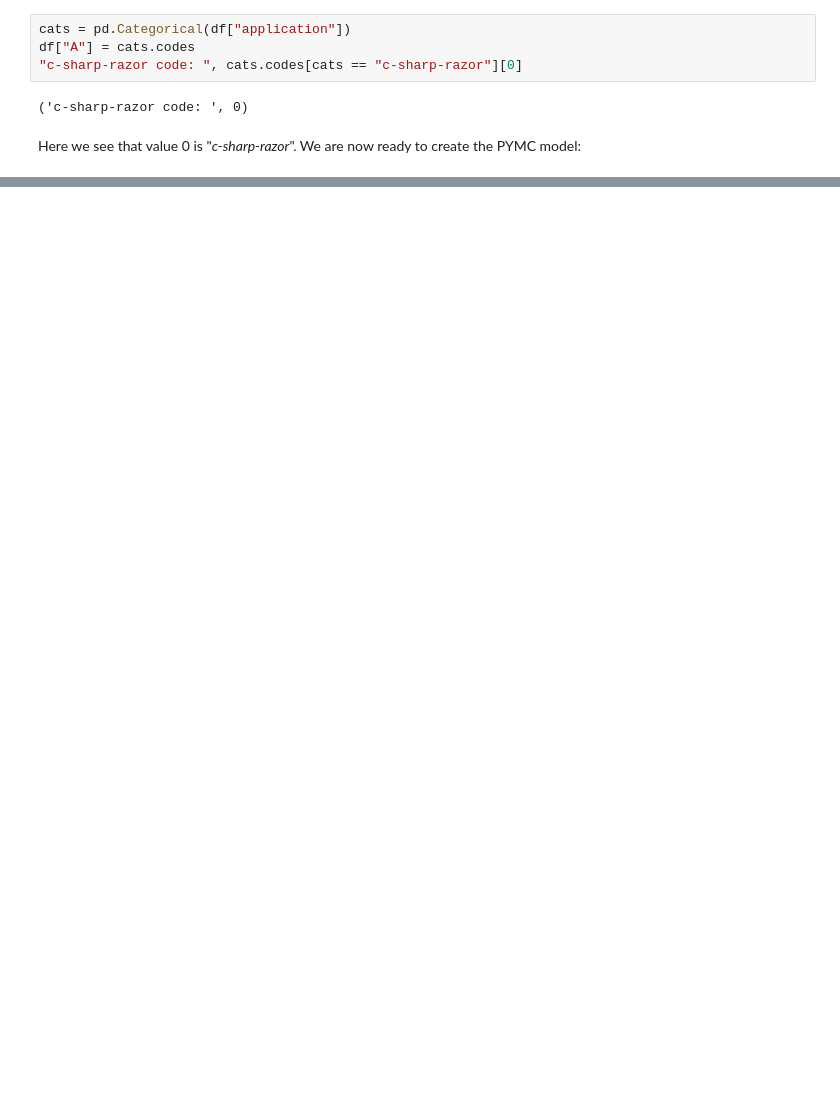
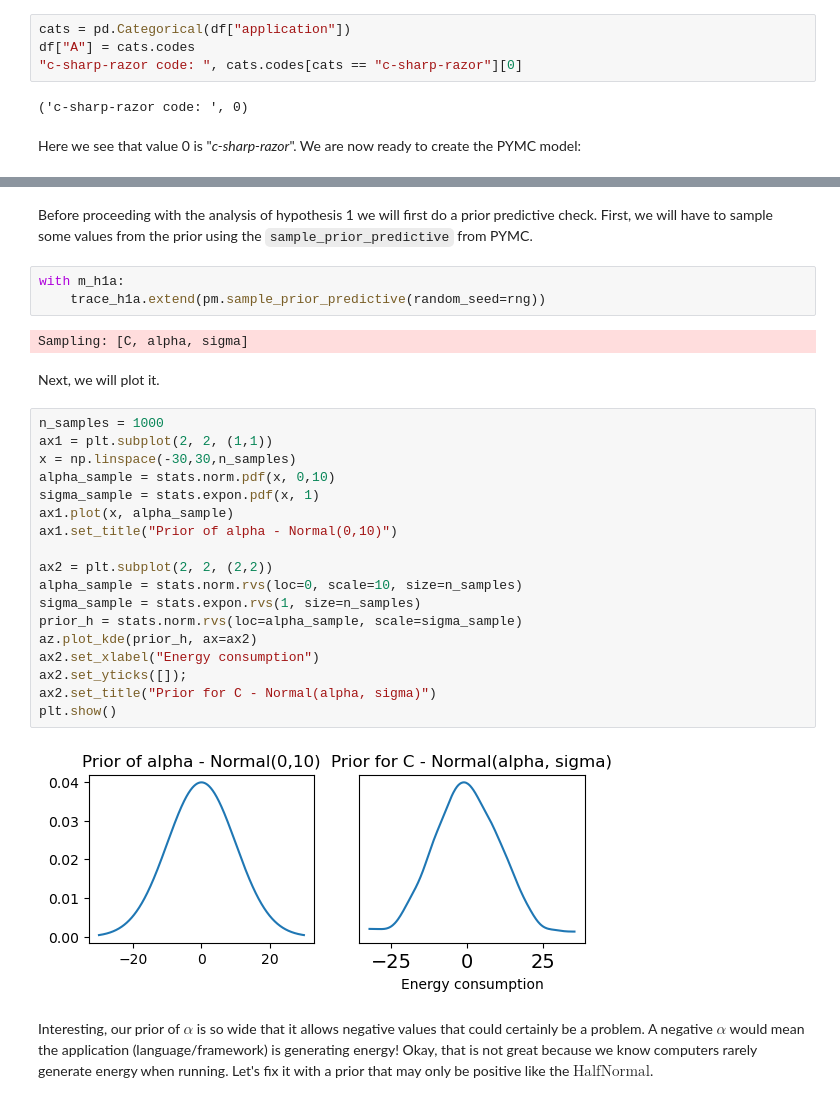
Before and after one commit to joakimGD/PRPRO-exam, a Jupyter notebook: main-question.ipynb, the cells around one changed output, grey strips where cells are left out. Saved outputs shown, nothing was run; the diff lists cells and outputs as text; blank space fills up the shorter version.

Commit message:
bing bong bang - priors predicted checked

```diff
--- a/main-question.ipynb
+++ b/main-question.ipynb
@@ -194,0 +197,31 @@ Sampling 4 chains for 1_000 tune and 1_000 draw iterations (4_000 + 4_000 draws
+# %% [markdown]
+Before proceeding with the analysis of hypothesis 1 we will first do a prior predictive check. First, we will have to sample some values from the prior using the `sample_prior_predictive` from PYMC.
+# %%
+with m_h1a:
+    trace_h1a.extend(pm.sample_prior_predictive(random_seed=rng))
+# %% [output]
+Sampling: [C, alpha, sigma]
+# %% [markdown]
+Next, we will plot it.
+# %%
+n_samples = 1000
+ax1 = plt.subplot(2, 2, (1,1))
+x = np.linspace(-30,30,n_samples)
+alpha_sample = stats.norm.pdf(x, 0,10)
+sigma_sample = stats.expon.pdf(x, 1)
+ax1.plot(x, alpha_sample)
+ax1.set_title("Prior of alpha - Normal(0,10)")
+
+ax2 = plt.subplot(2, 2, (2,2))
+alpha_sample = stats.norm.rvs(loc=0, scale=10, size=n_samples)
+sigma_sample = stats.expon.rvs(1, size=n_samples)
+prior_h = stats.norm.rvs(loc=alpha_sample, scale=sigma_sample)
+az.plot_kde(prior_h, ax=ax2)
+ax2.set_xlabel("Energy consumption")
+ax2.set_yticks([]);
+ax2.set_title("Prior for C - Normal(alpha, sigma)")
+plt.show()
+# %% [output]
+[figure, added]
+# %% [markdown]
+Interesting, our prior of $\alpha$ is so wide that it allows negative values that could certainly be a problem. A negative $\alpha$ would mean the application (language/framework) is generating energy! Okay, that is not great because we know computers rarely generate energy when running. Let's fix it with a prior that may only be positive like the $\text{HalfNormal}$.
```
Also changed, not shown: parts of 22 cells of this notebook.
